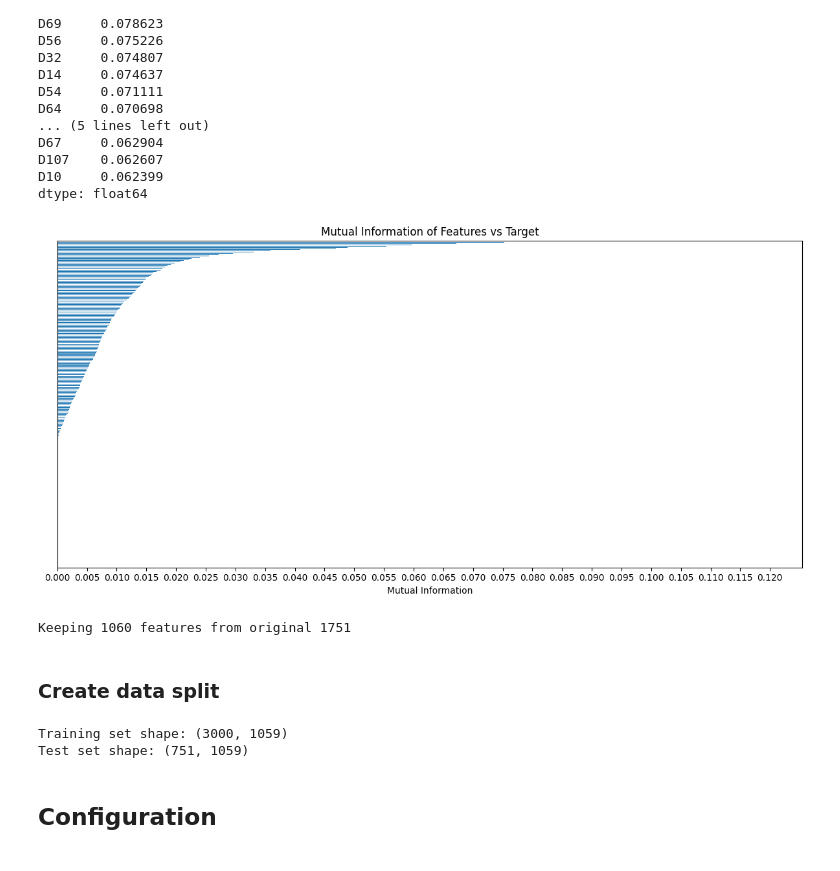
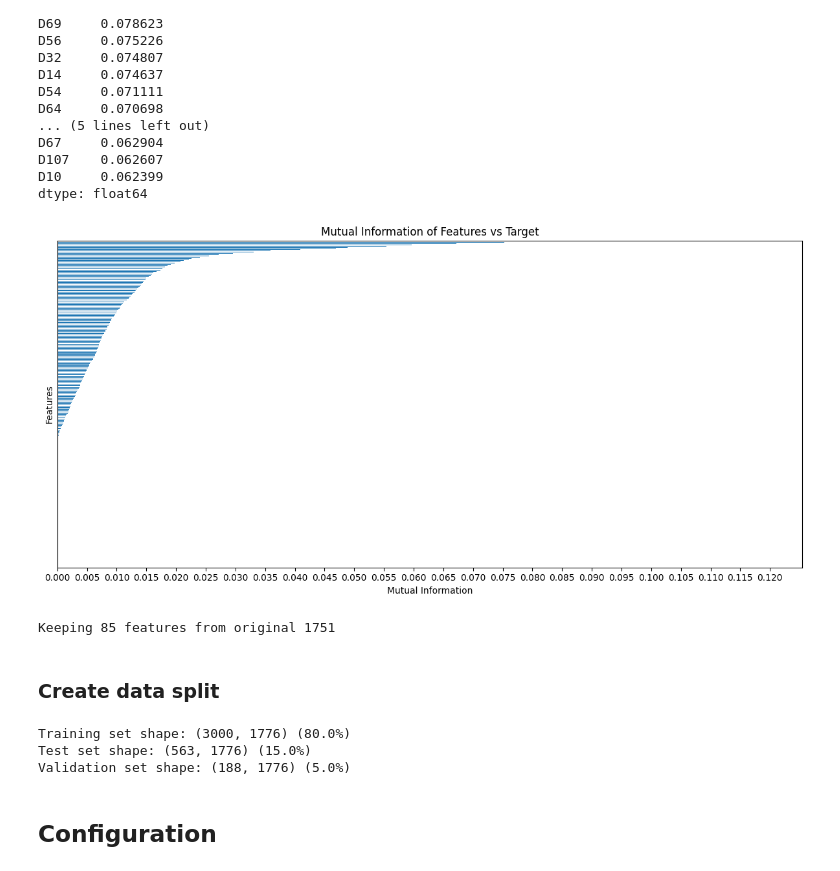
Before and after one commit to StyroD/zneus_1, a Jupyter notebook: zneus_1_zadanie.ipynb, the cells around one changed output. Cells and saved outputs as stored; diff of their text form; code cells hidden in the pictures.

Commit message:
split update: added validation subset

```diff
--- a/zneus_1_zadanie.ipynb
+++ b/zneus_1_zadanie.ipynb
@@ -136,40 +173,54 @@ dtype: float64
 # %%
 import matplotlib.pyplot as plt
 
 plt.figure(figsize=(12, 6))
 mi_series.sort_values(ascending=True).plot(kind='barh')
 plt.title('Mutual Information of Features vs Target')
 plt.xlabel('Mutual Information')
-plt.ylabel('')
+plt.ylabel('Features')
 plt.yticks([])
 plt.xticks(np.arange(0, mi_series.max() + 0.005, 0.005))
 
 plt.tight_layout()
 plt.show()
 # %% [output]
-[figure, old version]
+[figure, new version]
 # %%
-threshold = 0.00001
+threshold = 0.025 # if the MI is less then then treshold, count it as noise
 to_drop = mi_series[mi_series < threshold].index
 df_filtered = df_reduced.drop(columns=to_drop)
 
 print(f"Keeping {df_filtered.shape[1]} features from original {df_reduced.shape[1]}")
 # %% [output]
-Keeping 1060 features from original 1751
+Keeping 85 features from original 1751
 # %% [markdown]
 ### Create data split
 # %%
 from sklearn.model_selection import train_test_split
 
-X = df_filtered.drop('target', axis=1)
-y = df_filtered['target']
+X = df.drop('target', axis=1)
+y = df['target']
 
-X_train, X_test, y_train, y_test = train_test_split(X, y, test_size=0.2, random_state=42, stratify=y)
+# Base train/test selection
+X_train_full, X_test, y_train_full, y_test = train_test_split(
+    X, y, test_size=0.15, random_state=42, stratify=y
+)
 
-print("Training set shape:", X_train.shape)
-print("Test set shape:", X_test.shape)
+# Validation subset from train set
+X_train, X_val, y_train, y_val = train_test_split(
+    X_train_full, y_train_full, test_size=0.0588,  # 0.0588 * 0.8 = 0.05 (5%)
+    random_state=42, stratify=y_train_full
+)
+
+total = len(df)
+
+# Print shapes + percentages
+print(f"Training set shape: {X_train.shape} ({len(X_train)/total:.1%})")
+print(f"Test set shape: {X_test.shape} ({len(X_test)/total:.1%})")
+print(f"Validation set shape: {X_val.shape} ({len(X_val)/total:.1%})")
 # %% [output]
-Training set shape: (3000, 1059)
-Test set shape: (751, 1059)
+Training set shape: (3000, 1776) (80.0%)
+Test set shape: (563, 1776) (15.0%)
+Validation set shape: (188, 1776) (5.0%)
 # %% [markdown]
 ## Configuration
```
Also changed, not shown: parts of 8 cells of this notebook.
